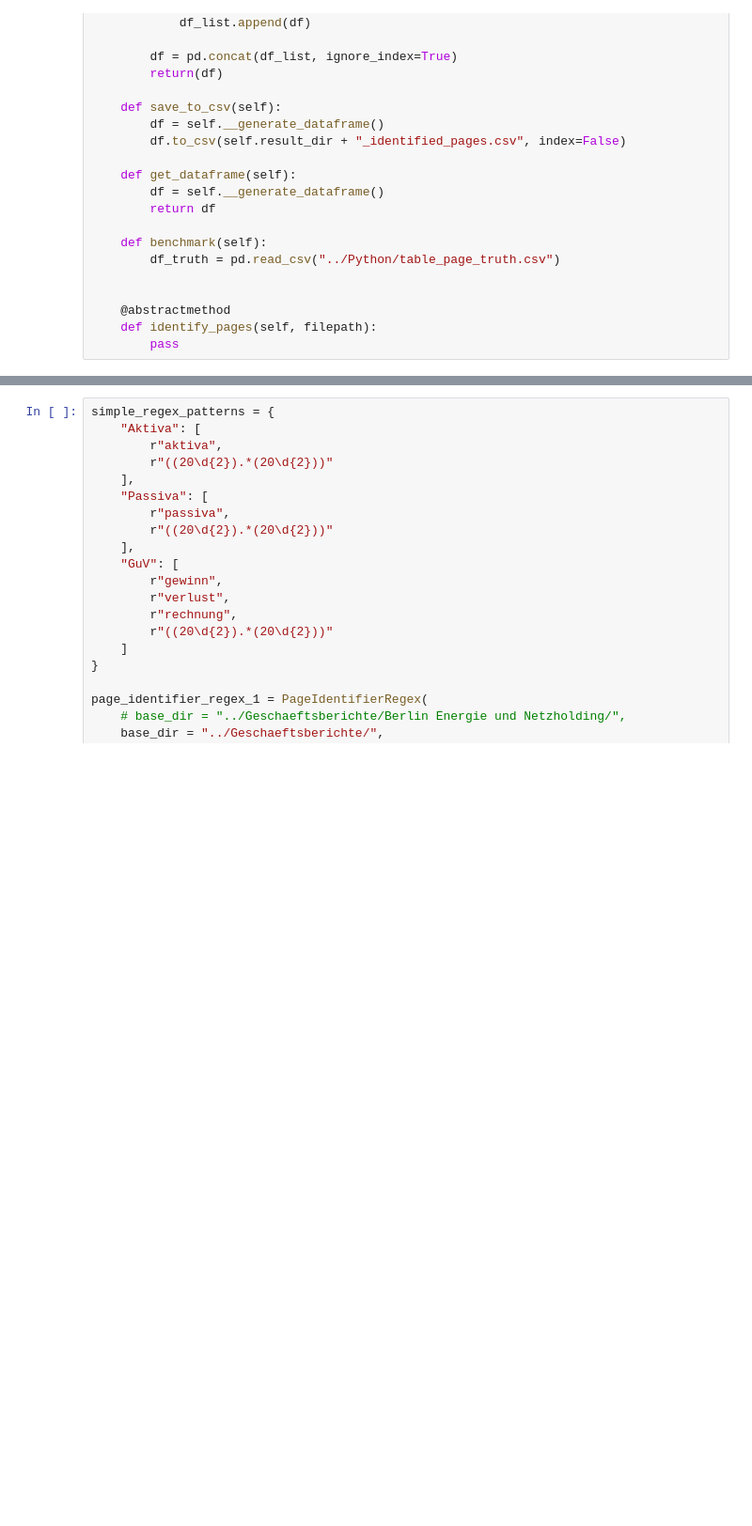
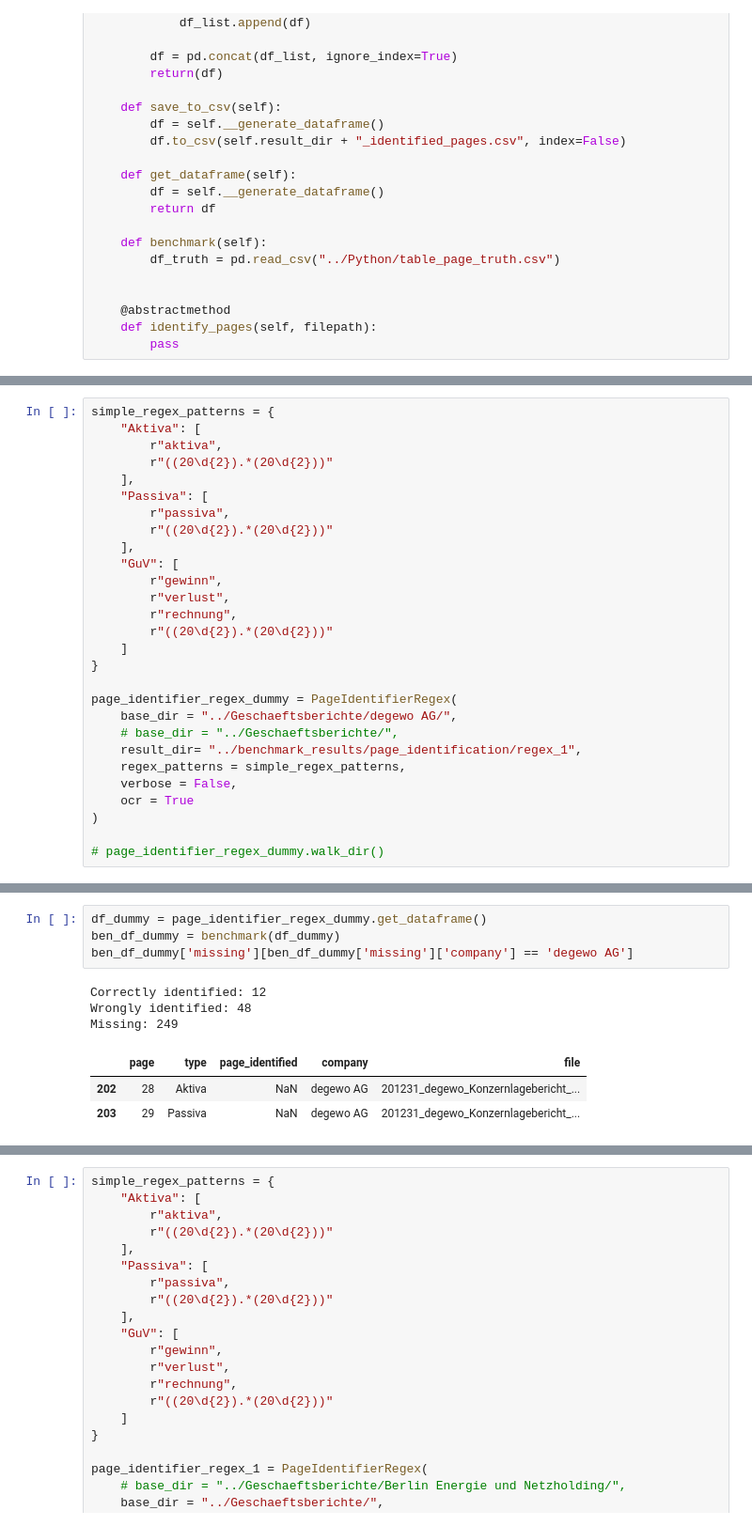
Before and after one commit to Famondir/Thesis, a Jupyter notebook: Python/page_detection_benchmark.ipynb, the cells around one changed output, grey strips where cells are left out. Shown: that part at 94% size. Drawn from its saved outputs; the diff is of its cells as text; blank space fills up the shorter version.

```diff
--- a/Python/page_detection_benchmark.ipynb
+++ b/Python/page_detection_benchmark.ipynb
@@ -73,3 +85,31 @@ class PageIdentifierRegex(PageIdentifier):
                     self.pages[item].append((filepath, page_num + 1))
                     if self.verbose:
                         print(f"Found {item} in {filepath} on page {page_num + 1}")
+# %%
+simple_regex_patterns = {
+    "Aktiva": [
+        r"aktiva",
+        r"((20\d{2}).*(20\d{2}))"
+    ],
+    "Passiva": [
+        r"passiva",
+        r"((20\d{2}).*(20\d{2}))"
+    ],
+    "GuV": [
+        r"gewinn",
+        r"verlust",
+        r"rechnung",
+        r"((20\d{2}).*(20\d{2}))"
+    ]
+}
+
+page_identifier_regex_dummy = PageIdentifierRegex(
+    base_dir = "../Geschaeftsberichte/degewo AG/",
+    # base_dir = "../Geschaeftsberichte/",
+    result_dir= "../benchmark_results/page_identification/regex_1",
+    regex_patterns = simple_regex_patterns,
+    verbose = False,
+    ocr = True
+)
+
+# page_identifier_regex_dummy.walk_dir()
@@ -75,0 +134,11 @@ class PageIdentifierRegex(PageIdentifier):
+# %%
+df_dummy = page_identifier_regex_dummy.get_dataframe()
+ben_df_dummy = benchmark(df_dummy)
+ben_df_dummy['missing'][ben_df_dummy['missing']['company'] == 'degewo AG']
+# %% [output]
+Correctly identified: 12
+Wrongly identified: 48
+Missing: 249
+|  | page | type | page_identified | company | file |
+| 202 | 28 | Aktiva | NaN | degewo AG | 201231_degewo_Konzernlagebericht_... |
+| 203 | 29 | Passiva | NaN | degewo AG | 201231_degewo_Konzernlagebericht_... |
```
Also changed, not shown: parts of 16 cells of this notebook.
